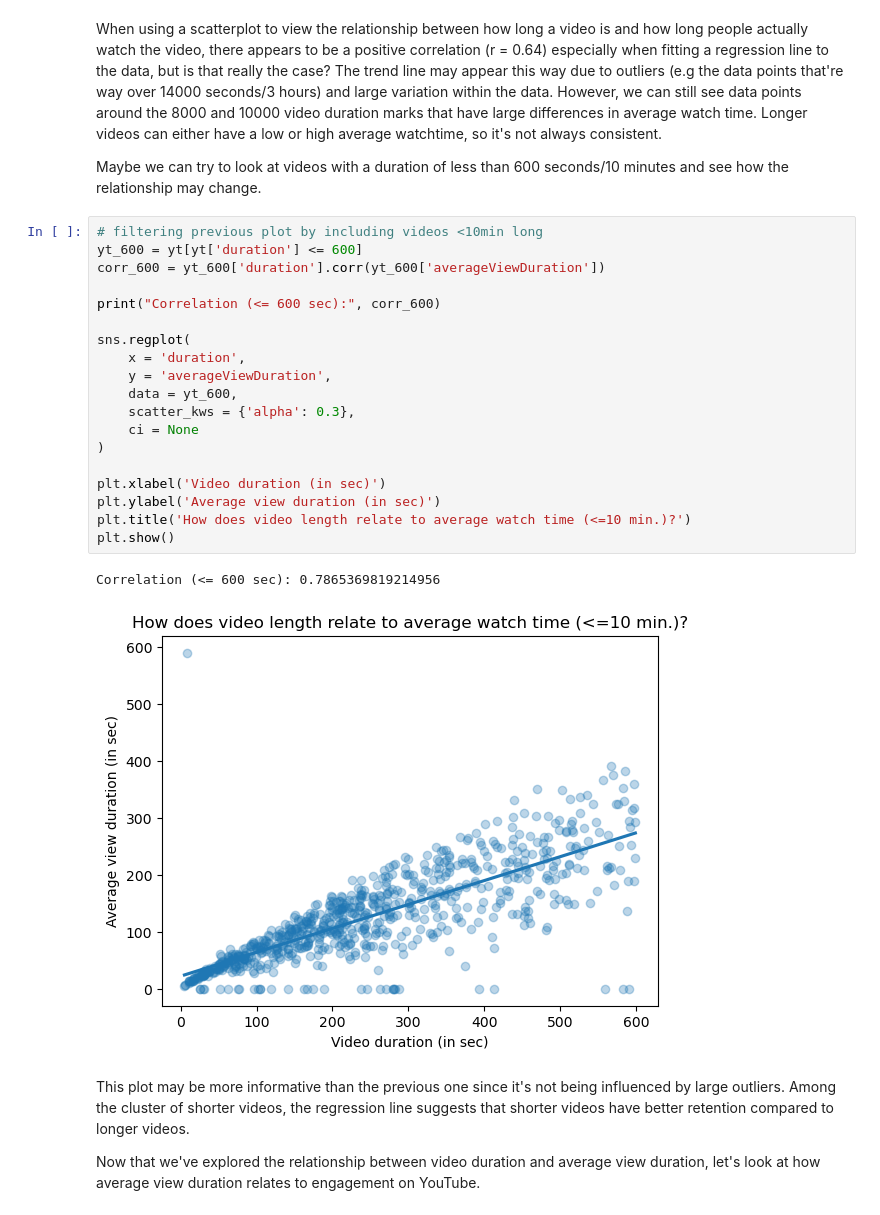
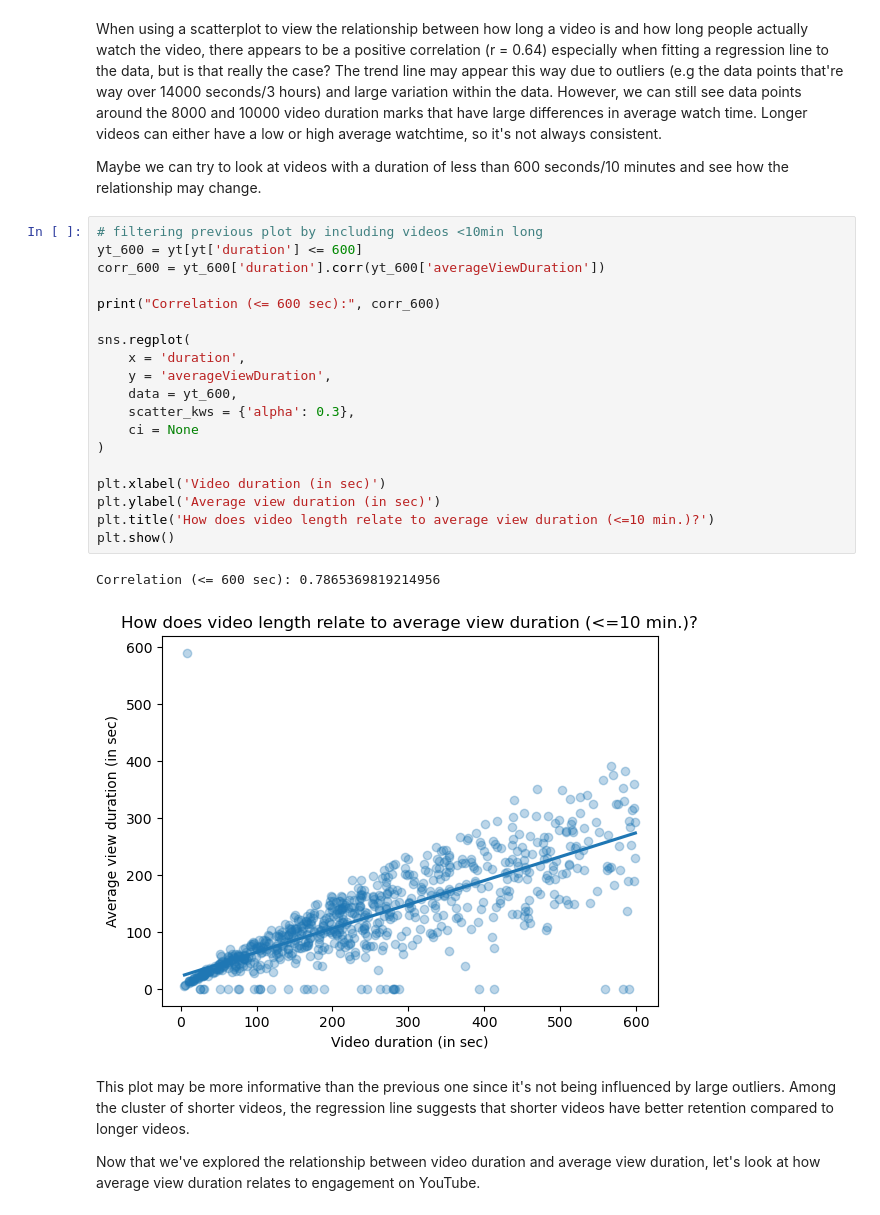
Before and after one commit to keil4ni/151r-proj, a Jupyter notebook: youtube_duration.ipynb, the cells around one changed output. Cells and saved outputs as stored; diff of their text form.

```diff
--- a/youtube_duration.ipynb
+++ b/youtube_duration.ipynb
@@ -109,25 +109,25 @@ Maybe we can try to look at videos with a duration of less than 600 seconds/10 m
 # %%
 # filtering previous plot by including videos <10min long
 yt_600 = yt[yt['duration'] <= 600]
 corr_600 = yt_600['duration'].corr(yt_600['averageViewDuration'])
 
 print("Correlation (<= 600 sec):", corr_600)
 
 sns.regplot(
     x = 'duration',
     y = 'averageViewDuration',
     data = yt_600,
     scatter_kws = {'alpha': 0.3},
     ci = None
 )
 
 plt.xlabel('Video duration (in sec)')
 plt.ylabel('Average view duration (in sec)')
-plt.title('How does video length relate to average watch time (<=10 min.)?')
+plt.title('How does video length relate to average view duration (<=10 min.)?')
 plt.show()
 # %% [output]
 Correlation (<= 600 sec): 0.7865369819214956
-[figure, old version]
+[figure, new version]
 # %% [markdown]
 This plot may be more informative than the previous one since it's not being influenced by large outliers. Among the cluster of shorter videos, the regression line suggests that shorter videos have better retention compared to longer videos.
 
```
Also changed, not shown: parts of 8 cells of this notebook.
